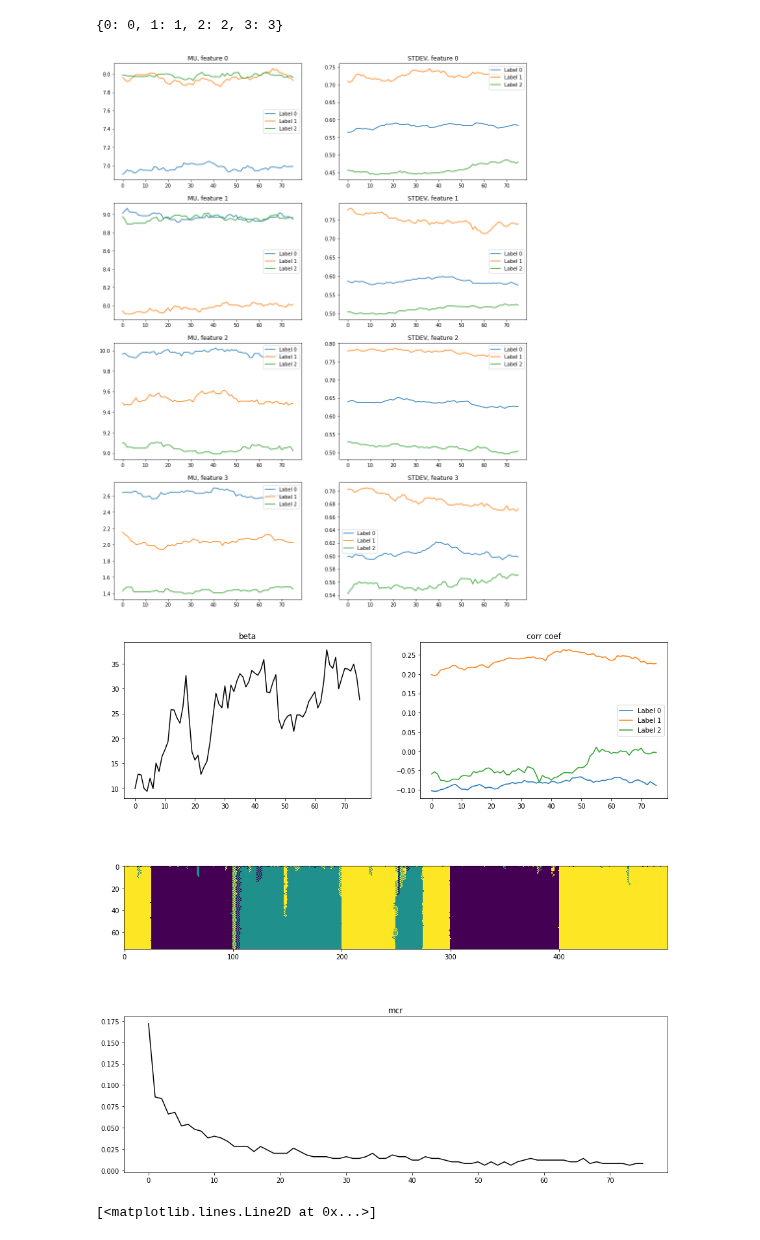
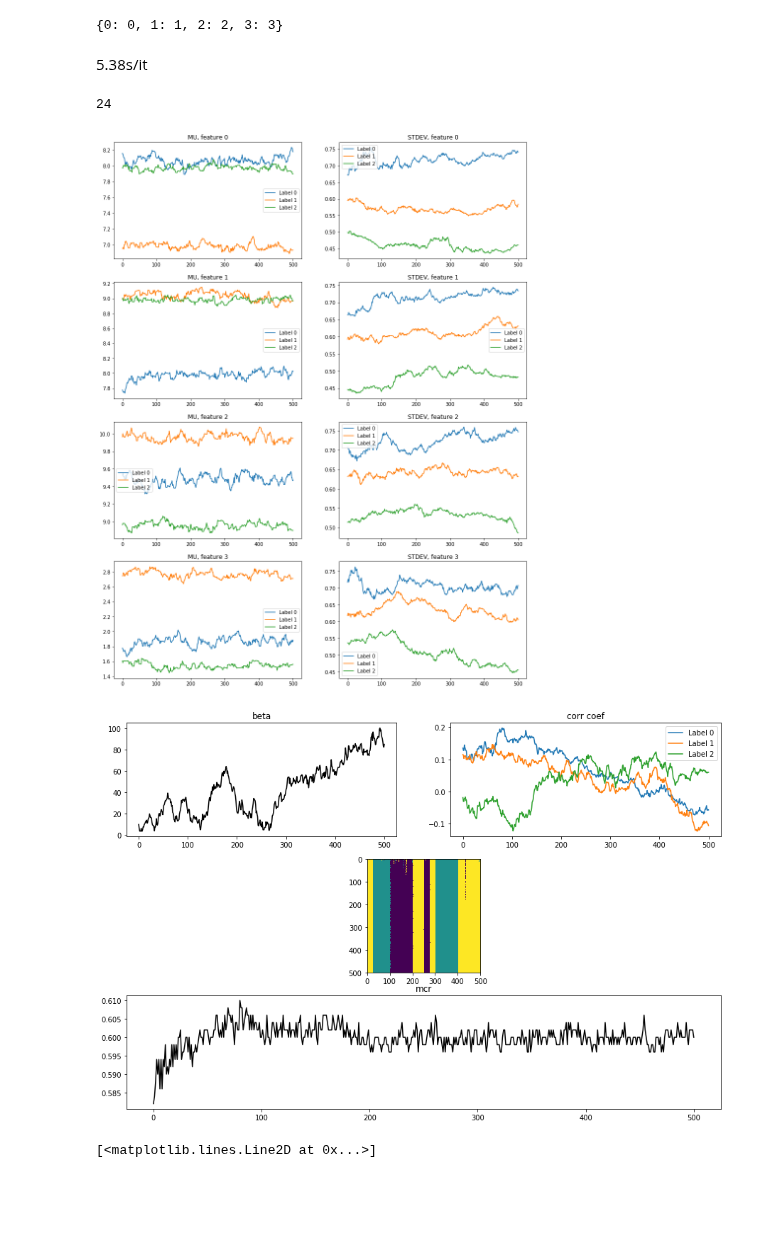
Before and after one commit to cgre-aachen/bayseg, a Jupyter notebook: notebooks/alex_prototyping.ipynb, the cells around one changed output. Saved outputs shown, nothing was run; the diff lists cells and outputs as text; code cells hidden in the pictures; blank space fills up the shorter version.

```diff
--- a/notebooks/alex_prototyping.ipynb
+++ b/notebooks/alex_prototyping.ipynb
@@ -138,23 +120,29 @@ find_correct_labels(ex1.gmm, obs)
 mean gmm: [ 7.61823996  8.6433601   9.51916583  2.07357111]
 mean obs: [ 7.61430093  8.74595431  9.48548389  2.00867961]
 {0: 0, 1: 1, 2: 2, 3: 3}
+# %% [markdown]
+5.38s/it
 # %%
 ex1 = hmrf_gmm.HMRFGMM(phys_space, obs, n_labels=3, beta_init=10)
 # %%
-ex1.fit(75, beta_jump_length=10, verbose=False)
+ex1.fit(500, beta_jump_length=10, verbose=False)
+# %%
+4*6
+# %% [output]
+24
 # %%
-ex1.plot_mu_cov()
+ex1.plot_mu_stdev()
 # ex1.plot_mu_stdev()
 # plt.tight_layout()
 # plt.savefig("mu_stdev.png")
 # %% [output]
-[figure, old version]
+[figure, new version]
 # %%
 ex1.diagnostics_plot(true_labels=latent_1D)
 #plt.tight_layout()
 #plt.savefig("diagn.png")
 # %% [output]
-[figure, old version]
+[figure, new version]
 # %%
 plt.plot(latent_1D)
 # %% [output]
```
Also changed, not shown: parts of 45 cells of this notebook, 1 other file.
